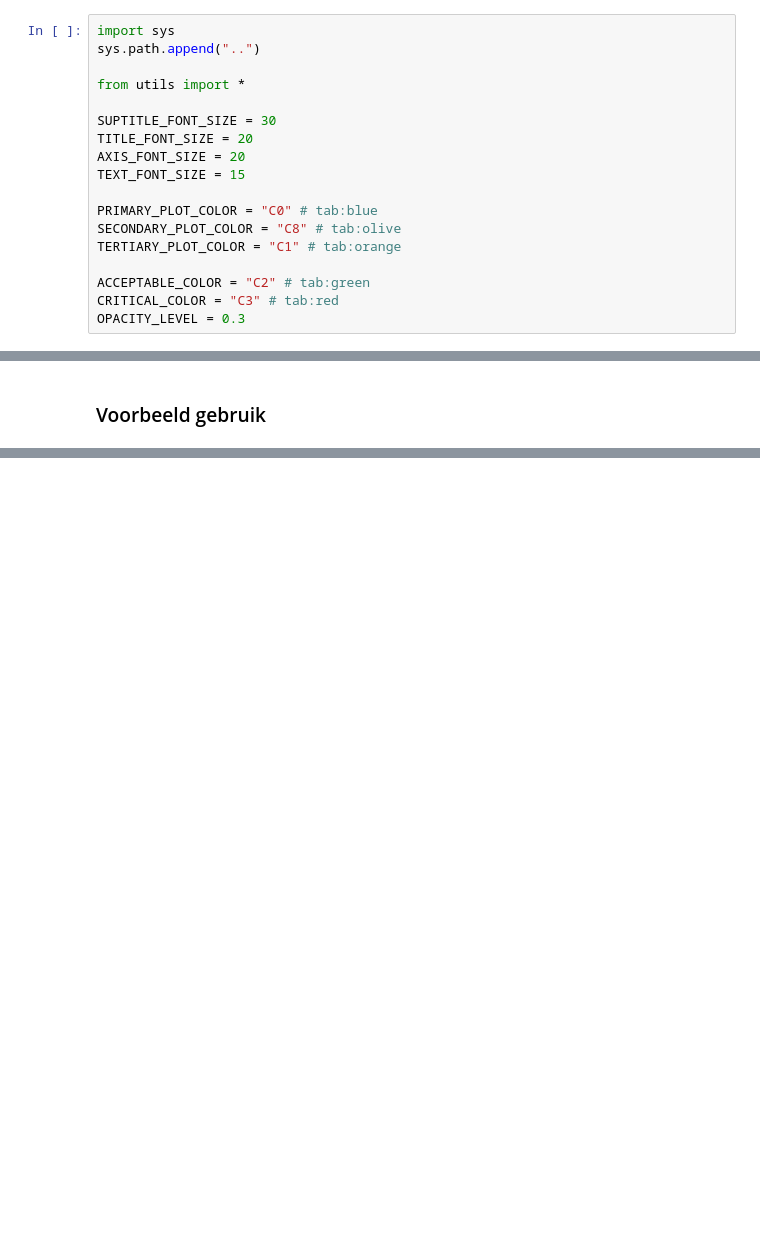
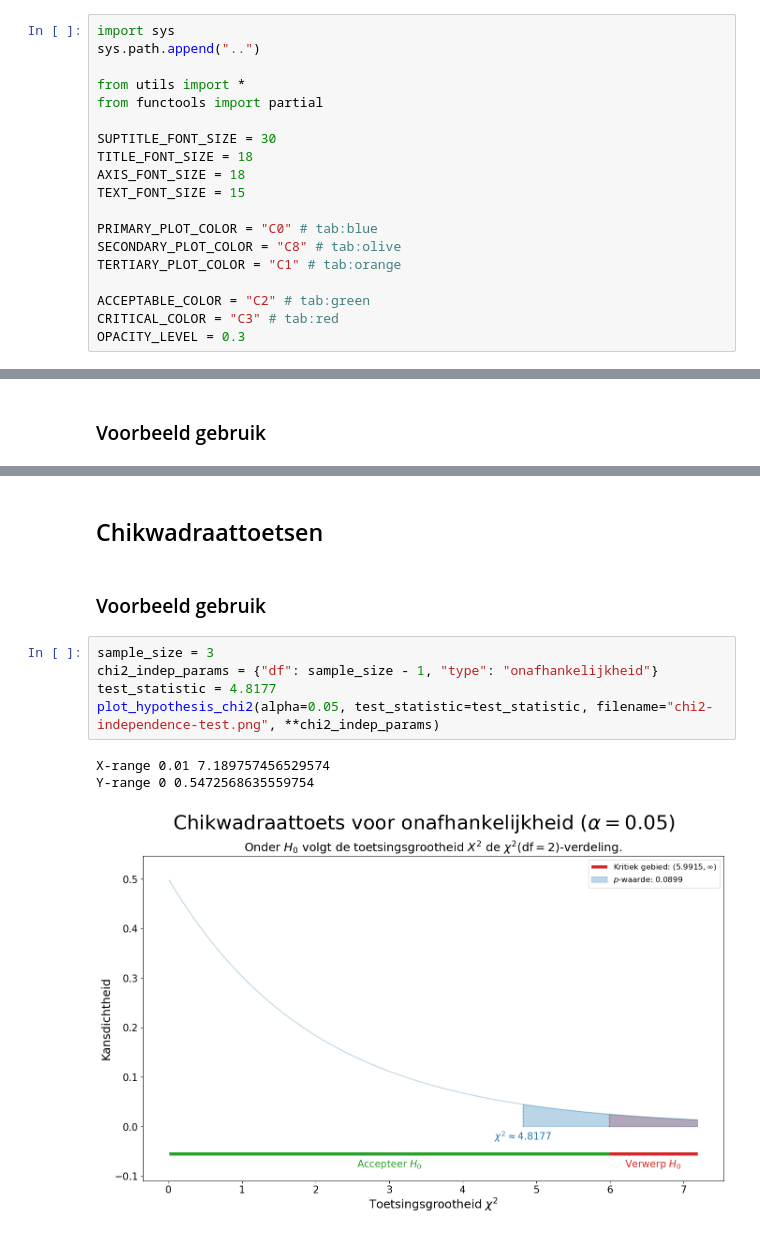
Before and after one commit to DBlom96/Statistiek, a Jupyter notebook: Python/statistics_utils/notebooks/hypothesis_testing.ipynb, the cells around one changed output, grey strips where cells are left out. Cells and saved outputs as stored; diff of their text form; blank space fills up the shorter version.

```diff
--- a/Python/statistics_utils/notebooks/hypothesis_testing.ipynb
+++ b/Python/statistics_utils/notebooks/hypothesis_testing.ipynb
@@ -3,10 +3,11 @@ import sys
 sys.path.append("..")
 
 from utils import *
+from functools import partial
 
 SUPTITLE_FONT_SIZE = 30
-TITLE_FONT_SIZE = 20
-AXIS_FONT_SIZE = 20
+TITLE_FONT_SIZE = 18
+AXIS_FONT_SIZE = 18
 TEXT_FONT_SIZE = 15
 
 PRIMARY_PLOT_COLOR = "C0" # tab:blue
@@ -206,0 +338,13 @@ plot_hypothesis_testing_t(test_type="linkszijdig", mu_0=120, mu_1=None, alpha=0.
+# %% [markdown]
+## Chikwadraattoetsen
+# %% [markdown]
+### Voorbeeld gebruik
+# %%
+sample_size = 3
+chi2_indep_params = {"df": sample_size - 1, "type": "onafhankelijkheid"}
+test_statistic = 4.8177
+plot_hypothesis_chi2(alpha=0.05, test_statistic=test_statistic, filename="chi2-independence-test.png", **chi2_indep_params)
+# %% [output]
+X-range 0.01 7.189757456529574
+Y-range 0 0.5472568635559754
+[figure, added]
```
Also changed, not shown: parts of 17 cells of this notebook, 10 other files.
